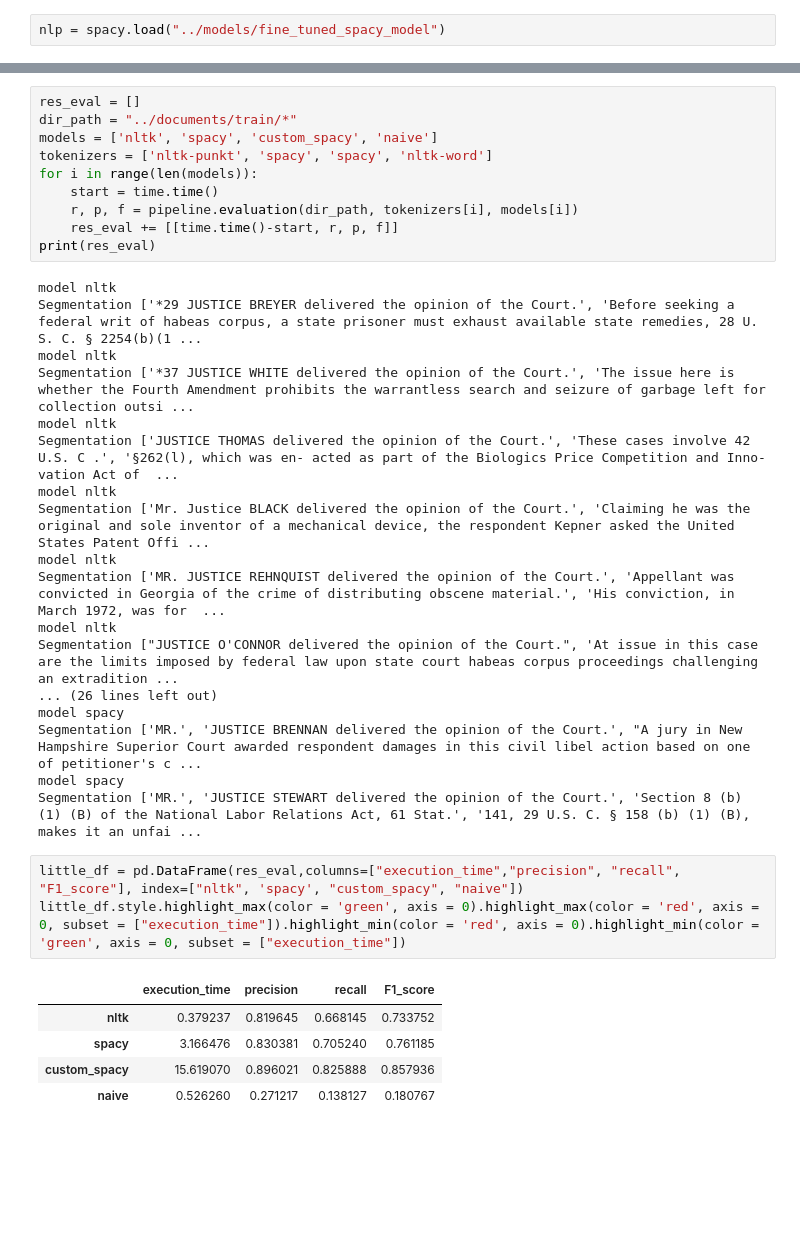
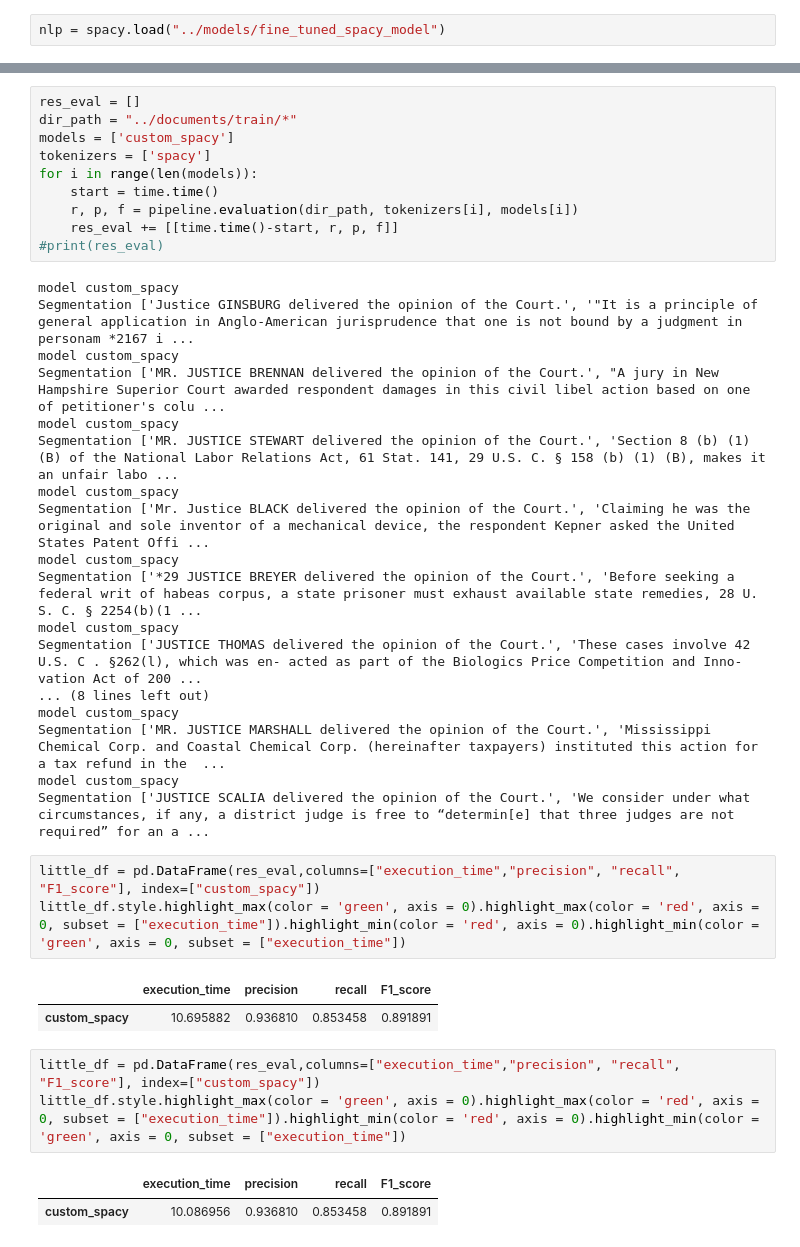
Before and after one commit to Eli6a/TER, a Jupyter notebook: spacy_training.ipynb, the cells around one changed output, grey strips where cells are left out. Drawn from its saved outputs; the diff is of its cells as text; blank space fills up the shorter version.

```diff
--- a/spacy_training.ipynb
+++ b/spacy_training.ipynb
@@ -138,37 +151,40 @@ This is yet another sentence.
 # %%
 res_eval = []
 dir_path = "../documents/train/*"
-models = ['nltk', 'spacy', 'custom_spacy', 'naive']
-tokenizers = ['nltk-punkt', 'spacy', 'spacy', 'nltk-word']
+models = ['custom_spacy']
+tokenizers = ['spacy']
 for i in range(len(models)):
     start = time.time()
     r, p, f = pipeline.evaluation(dir_path, tokenizers[i], models[i])
     res_eval += [[time.time()-start, r, p, f]]
-print(res_eval)
+#print(res_eval)
 # %% [output]
-model nltk
+model custom_spacy
+Segmentation ['Justice GINSBURG delivered the opinion of the Court.', '"It is a principle of general application in Anglo-American jurisprudence that one is not bound by a judgment in personam *2167 i ...
+model custom_spacy
+Segmentation ['MR. JUSTICE BRENNAN delivered the opinion of the Court.', "A jury in New Hampshire Superior Court awarded respondent damages in this civil libel action based on one of petitioner's colu ...
+model custom_spacy
+Segmentation ['MR. JUSTICE STEWART delivered the opinion of the Court.', 'Section 8 (b) (1) (B) of the National Labor Relations Act, 61 Stat. 141, 29 U.S. C. § 158 (b) (1) (B), makes it an unfair labo ...
+model custom_spacy
+Segmentation ['Mr. Justice BLACK delivered the opinion of the Court.', 'Claiming he was the original and sole inventor of a mechanical device, the respondent Kepner asked the United States Patent Offi ...
+model custom_spacy
 Segmentation ['*29 JUSTICE BREYER delivered the opinion of the Court.', 'Before seeking a federal writ of habeas corpus, a state prisoner must exhaust available state remedies, 28 U. S. C. § 2254(b)(1 ...
-model nltk
-Segmentation ['*37 JUSTICE WHITE delivered the opinion of the Court.', 'The issue here is whether the Fourth Amendment prohibits the warrantless search and seizure of garbage left for collection outsi ...
-model nltk
-Segmentation ['JUSTICE THOMAS delivered the opinion of the Court.', 'These cases involve 42 U.S. C .', '§262(l), which was en- acted as part of the Biologics Price Competition and Inno- vation Act of  ...
-model nltk
-Segmentation ['Mr. Justice BLACK delivered the opinion of the Court.', 'Claiming he was the original and sole inventor of a mechanical device, the respondent Kepner asked the United States Patent Offi ...
-model nltk
-Segmentation ['MR. JUSTICE REHNQUIST delivered the opinion of the Court.', 'Appellant was convicted in Georgia of the crime of distributing obscene material.', 'His conviction, in March 1972, was for  ...
-model nltk
-Segmentation ["JUSTICE O'CONNOR delivered the opinion of the Court.", 'At issue in this case are the limits imposed by federal law upon state court habeas corpus proceedings challenging an extradition ...
-... (26 lines left out)
-model spacy
-Segmentation ['MR.', 'JUSTICE BRENNAN delivered the opinion of the Court.', "A jury in New Hampshire Superior Court awarded respondent damages in this civil libel action based on one of petitioner's c ...
-model spacy
-Segmentation ['MR.', 'JUSTICE STEWART delivered the opinion of the Court.', 'Section 8 (b) (1) (B) of the National Labor Relations Act, 61 Stat.', '141, 29 U.S. C. § 158 (b) (1) (B), makes it an unfai ...
+model custom_spacy
+Segmentation ['JUSTICE THOMAS delivered the opinion of the Court.', 'These cases involve 42 U.S. C . §262(l), which was en- acted as part of the Biologics Price Competition and Inno- vation Act of 200 ...
+... (8 lines left out)
+model custom_spacy
+Segmentation ['MR. JUSTICE MARSHALL delivered the opinion of the Court.', 'Mississippi Chemical Corp. and Coastal Chemical Corp. (hereinafter taxpayers) instituted this action for a tax refund in the  ...
+model custom_spacy
+Segmentation ['JUSTICE SCALIA delivered the opinion of the Court.', 'We consider under what circumstances, if any, a district judge is free to “determin[e] that three judges are not required” for an a ...
 # %%
-little_df = pd.DataFrame(res_eval,columns=["execution_time","precision", "recall", "F1_score"], index=["nltk", 'spacy', "custom_spacy", "naive"])
+little_df = pd.DataFrame(res_eval,columns=["execution_time","precision", "recall", "F1_score"], index=["custom_spacy"])
 little_df.style.highlight_max(color = 'green', axis = 0).highlight_max(color = 'red', axis = 0, subset = ["execution_time"]).highlight_min(color = 'red', axis = 0).highlight_min(color = 'green', axis = 0, subset = ["execution_time"])
 # %% [output]
 |  | execution_time | precision | recall | F1_score |
-| nltk | 0.379237 | 0.819645 | 0.668145 | 0.733752 |
-| spacy | 3.166476 | 0.830381 | 0.705240 | 0.761185 |
-| custom_spacy | 15.619070 | 0.896021 | 0.825888 | 0.857936 |
-| naive | 0.526260 | 0.271217 | 0.138127 | 0.180767 |
+| custom_spacy | 10.695882 | 0.936810 | 0.853458 | 0.891891 |
+# %%
+little_df = pd.DataFrame(res_eval,columns=["execution_time","precision", "recall", "F1_score"], index=["custom_spacy"])
+little_df.style.highlight_max(color = 'green', axis = 0).highlight_max(color = 'red', axis = 0, subset = ["execution_time"]).highlight_min(color = 'red', axis = 0).highlight_min(color = 'green', axis = 0, subset = ["execution_time"])
+# %% [output]
+|  | execution_time | precision | recall | F1_score |
+| custom_spacy | 10.086956 | 0.936810 | 0.853458 | 0.891891 |
```
Also changed, not shown: parts of 6 cells of this notebook, 12 other files.
